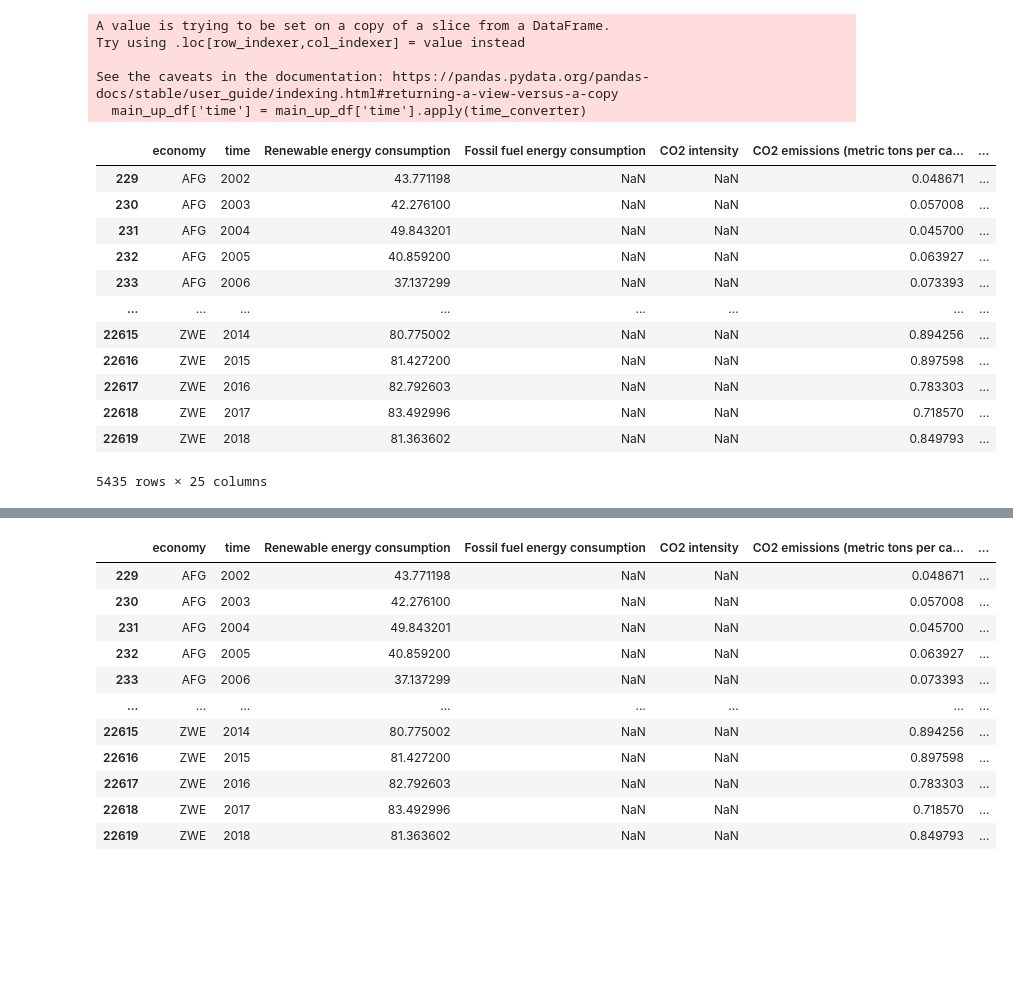
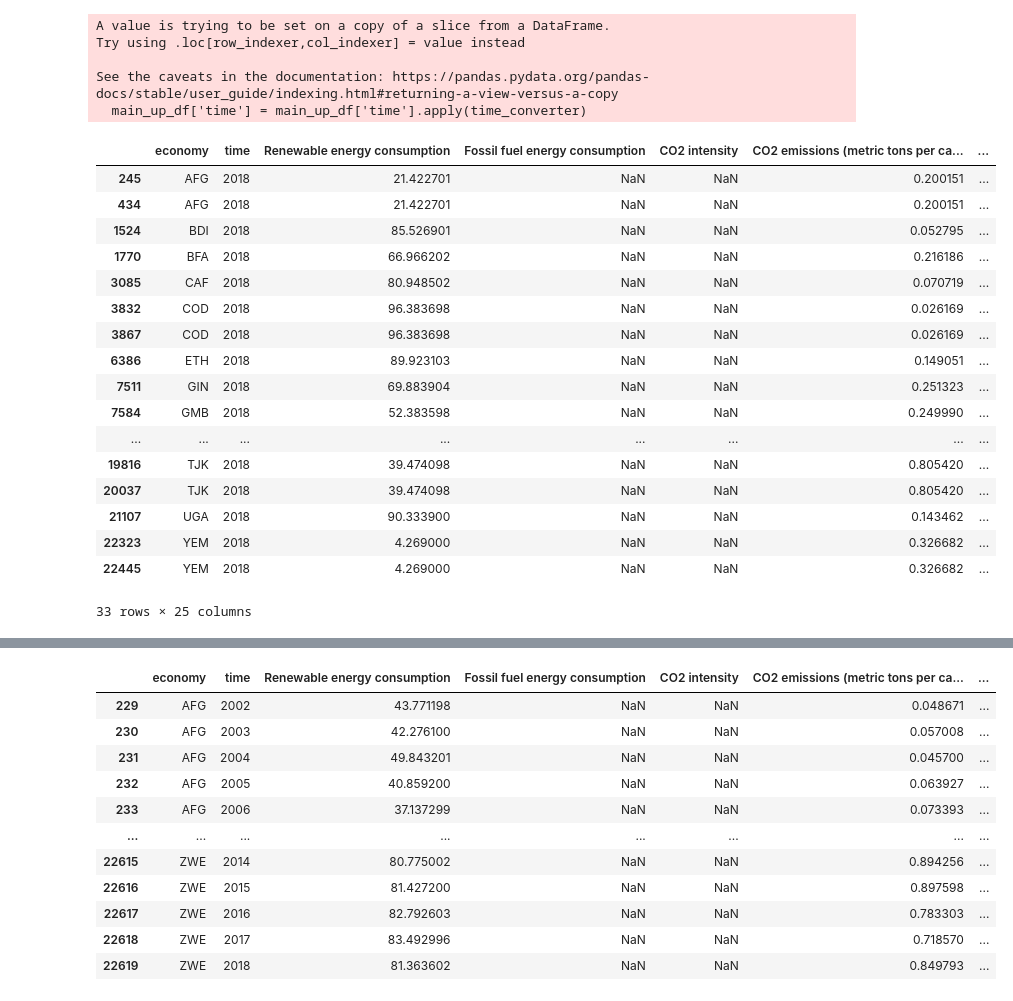
Before and after one commit to CS521-Burstein/final-project-anjaliagr, a Jupyter notebook: Data analysis.ipynb, the cells around one changed output, grey strips where cells are left out. Drawn from its saved outputs; the diff is of its cells as text; code cells hidden in the pictures; blank space fills up the shorter version.

```diff
--- a/Data analysis.ipynb
+++ b/Data analysis.ipynb
@@ -409,19 +388,3 @@ Try using .loc[row_indexer,col_indexer] = value instead
 
 See the caveats in the documentation: https://pandas.pydata.org/pandas-docs/stable/user_guide/indexing.html#returning-a-view-versus-a-copy
   main_up_df['time'] = main_up_df['time'].apply(time_converter)
-# %%
-main_up_df
-# %% [output]
-|  | economy | time | Renewable energy consumption | Fossil fuel energy consumption | CO2 intensity | CO2 emissions (metric tons per ca... | ... |
-| 229 | AFG | 2002 | 43.771198 | NaN | NaN | 0.048671 | ... |
-| 230 | AFG | 2003 | 42.276100 | NaN | NaN | 0.057008 | ... |
-| 231 | AFG | 2004 | 49.843201 | NaN | NaN | 0.045700 | ... |
-| 232 | AFG | 2005 | 40.859200 | NaN | NaN | 0.063927 | ... |
-| 233 | AFG | 2006 | 37.137299 | NaN | NaN | 0.073393 | ... |
-| ... | ... | ... | ... | ... | ... | ... | ... |
-| 22615 | ZWE | 2014 | 80.775002 | NaN | NaN | 0.894256 | ... |
-| 22616 | ZWE | 2015 | 81.427200 | NaN | NaN | 0.897598 | ... |
-| 22617 | ZWE | 2016 | 82.792603 | NaN | NaN | 0.783303 | ... |
-| 22618 | ZWE | 2017 | 83.492996 | NaN | NaN | 0.718570 | ... |
-| 22619 | ZWE | 2018 | 81.363602 | NaN | NaN | 0.849793 | ... |
-5435 rows × 25 columns
@@ -427,0 +395,21 @@ main_up_df
+# %%
+low_income_df
+# %% [output]
+|  | economy | time | Renewable energy consumption | Fossil fuel energy consumption | CO2 intensity | CO2 emissions (metric tons per ca... | ... |
+| 245 | AFG | 2018 | 21.422701 | NaN | NaN | 0.200151 | ... |
+| 434 | AFG | 2018 | 21.422701 | NaN | NaN | 0.200151 | ... |
+| 1524 | BDI | 2018 | 85.526901 | NaN | NaN | 0.052795 | ... |
+| 1770 | BFA | 2018 | 66.966202 | NaN | NaN | 0.216186 | ... |
+| 3085 | CAF | 2018 | 80.948502 | NaN | NaN | 0.070719 | ... |
+| 3832 | COD | 2018 | 96.383698 | NaN | NaN | 0.026169 | ... |
+| 3867 | COD | 2018 | 96.383698 | NaN | NaN | 0.026169 | ... |
+| 6386 | ETH | 2018 | 89.923103 | NaN | NaN | 0.149051 | ... |
+| 7511 | GIN | 2018 | 69.883904 | NaN | NaN | 0.251323 | ... |
+| 7584 | GMB | 2018 | 52.383598 | NaN | NaN | 0.249990 | ... |
+| ... | ... | ... | ... | ... | ... | ... | ... |
+| 19816 | TJK | 2018 | 39.474098 | NaN | NaN | 0.805420 | ... |
+| 20037 | TJK | 2018 | 39.474098 | NaN | NaN | 0.805420 | ... |
+| 21107 | UGA | 2018 | 90.333900 | NaN | NaN | 0.143462 | ... |
+| 22323 | YEM | 2018 | 4.269000 | NaN | NaN | 0.326682 | ... |
+| 22445 | YEM | 2018 | 4.269000 | NaN | NaN | 0.326682 | ... |
+33 rows × 25 columns
```
Also changed, not shown: parts of 30 cells of this notebook, 1 other file.
